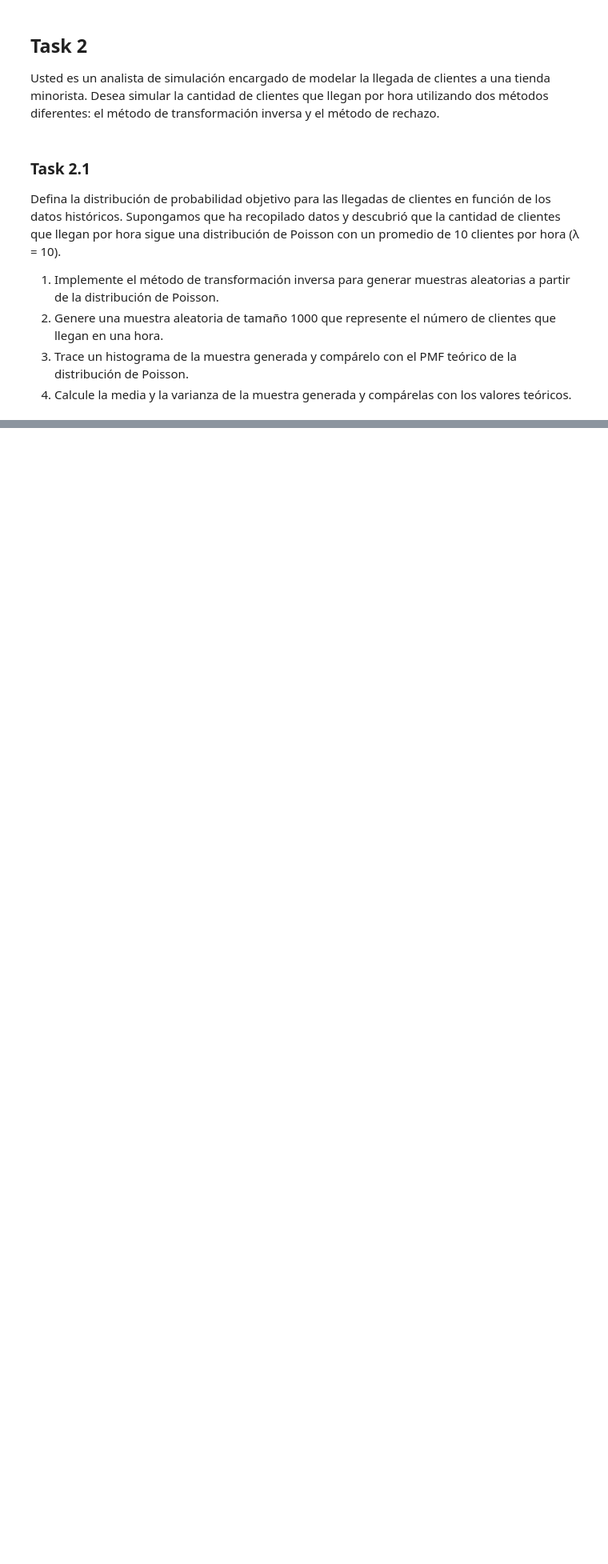
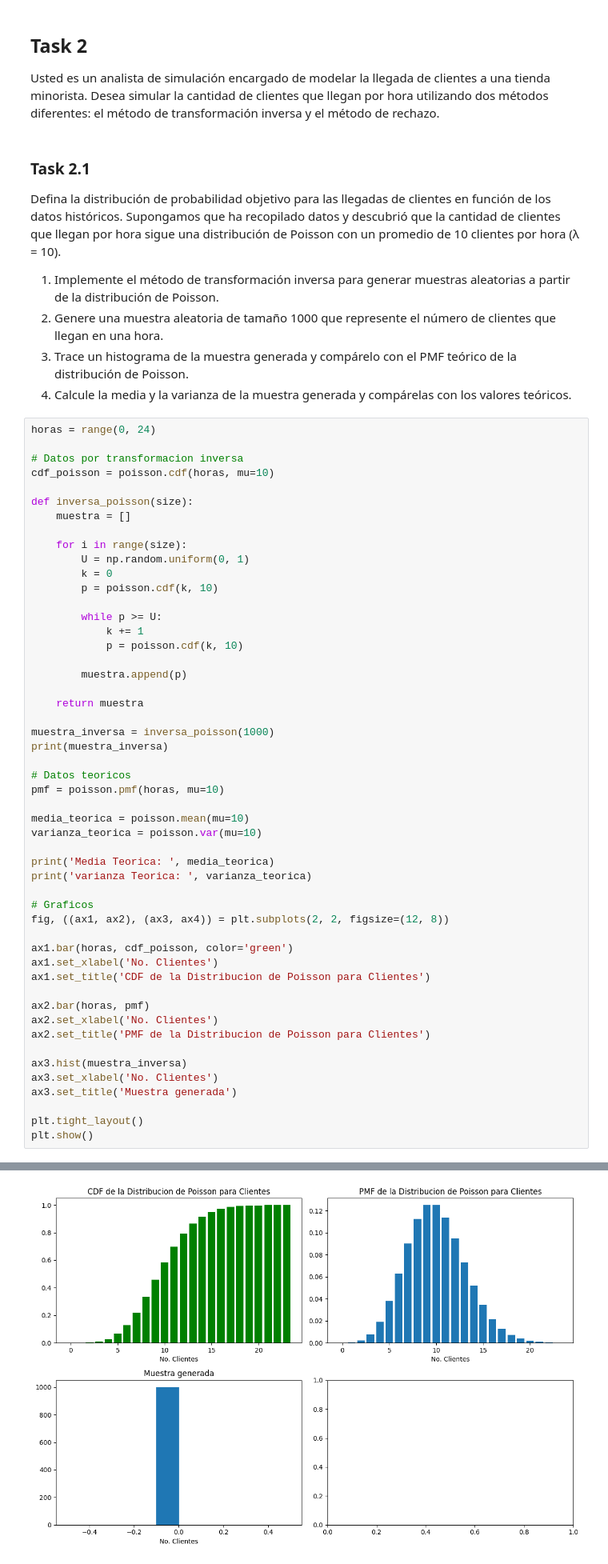
Before and after one commit to Diego-CB/Corto1-ModSim, a Jupyter notebook: corto1.ipynb, the cells around one changed output, grey strips where cells are left out. Shown: that part at 80% size. Cells and saved outputs as stored; diff of their text form; blank space fills up the shorter version.

```diff
--- a/corto1.ipynb
+++ b/corto1.ipynb
@@ -46,3 +48,55 @@ distribución de Poisson con un promedio de 10 clientes por hora (λ = 10).
 2. Genere una muestra aleatoria de tamaño 1000 que represente el número de clientes que llegan en una hora.
 3. Trace un histograma de la muestra generada y compárelo con el PMF teórico de la distribución de Poisson.
 4. Calcule la media y la varianza de la muestra generada y compárelas con los valores teóricos.
+# %%
+horas = range(0, 24)
+
+# Datos por transformacion inversa
+cdf_poisson = poisson.cdf(horas, mu=10)
+
+def inversa_poisson(size):
+    muestra = []
+
+    for i in range(size):
+        U = np.random.uniform(0, 1)
+        k = 0
+        p = poisson.cdf(k, 10)
+
+        while p >= U:
+            k += 1
+            p = poisson.cdf(k, 10)
+
+        muestra.append(p)
+
+    return muestra
+
+muestra_inversa = inversa_poisson(1000)
+print(muestra_inversa)
+
+# Datos teoricos
+pmf = poisson.pmf(horas, mu=10)
+
+media_teorica = poisson.mean(mu=10)
+varianza_teorica = poisson.var(mu=10)
+
+print('Media Teorica: ', media_teorica)
+print('varianza Teorica: ', varianza_teorica)
+
+# Graficos
+fig, ((ax1, ax2), (ax3, ax4)) = plt.subplots(2, 2, figsize=(12, 8))
+
+ax1.bar(horas, cdf_poisson, color='green')
+ax1.set_xlabel('No. Clientes')
+ax1.set_title('CDF de la Distribucion de Poisson para Clientes')
+
+ax2.bar(horas, pmf)
+ax2.set_xlabel('No. Clientes')
+ax2.set_title('PMF de la Distribucion de Poisson para Clientes')
+
+ax3.hist(muestra_inversa)
+ax3.set_xlabel('No. Clientes')
+ax3.set_title('Muestra generada')
+
+plt.tight_layout()
+plt.show()
+# %% [output]
@@ -49,3 +106,4 @@ distribución de Poisson con un promedio de 10 clientes por hora (λ = 10).
+[figure, added]
 # %% [markdown]
 ### Task 2.2
 Defina una distribución de propuesta que sea más fácil de muestrear y que cubra el soporte de la distribución de
```
Also changed, not shown: parts of 2 cells of this notebook, 1 other file.
